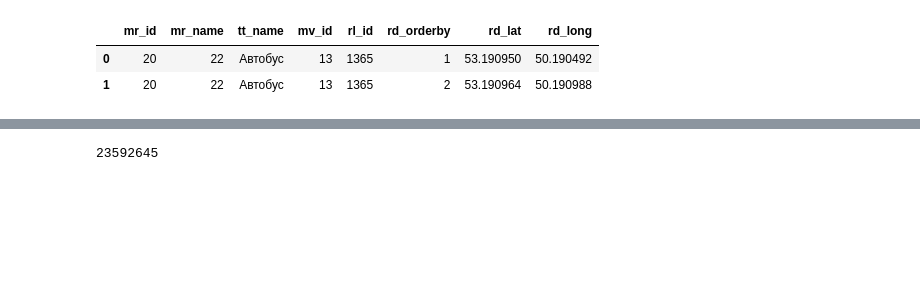
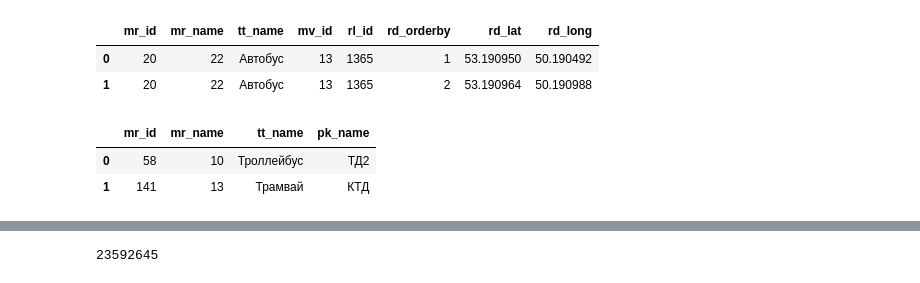
Before and after one commit to ochristm/samara, a Jupyter notebook: tracks/tracks.ipynb, the cells around one changed output, grey strips where cells are left out. Drawn from its saved outputs; the diff is of its cells as text; code cells hidden in the pictures; blank space fills up the shorter version.

```diff
--- a/tracks/tracks.ipynb
+++ b/tracks/tracks.ipynb
@@ -37,3 +38,22 @@ rt_trnsnavi.head(2)
 |  | mr_id | mr_name | tt_name | mv_id | rl_id | rd_orderby | rd_lat | rd_long |
 | 0 | 20 | 22 | Автобус | 13 | 1365 | 1 | 53.190950 | 50.190492 |
 | 1 | 20 | 22 | Автобус | 13 | 1365 | 2 | 53.190964 | 50.190988 |
+# %%
+# выгрузка типов маршрутов
+rt_types = pd.read_sql(
+    """
+    select distinct
+    t2.mr_id, t3.mr_name, t4.tt_name, t5.pk_name
+    FROM public."transNavi_Marshes" t2
+    left join public."transNavi_Marshes" t3 on t2.mr_id=t3.mr_id
+    left join "transNavi_TransportTypes" t4 on t3.tt_id=t4.tt_id
+    left join "transNavi_Parks" t5 on t3.pk_id=t5.pk_id
+    """,
+    engine
+)
+# %%
+rt_types.head(2)
+# %% [output]
+|  | mr_id | mr_name | tt_name | pk_name |
+| 0 | 58 | 10 | Троллейбус | ТД2 |
+| 1 | 141 | 13 | Трамвай | КТД |
```
Also changed, not shown: parts of 55 cells of this notebook.
